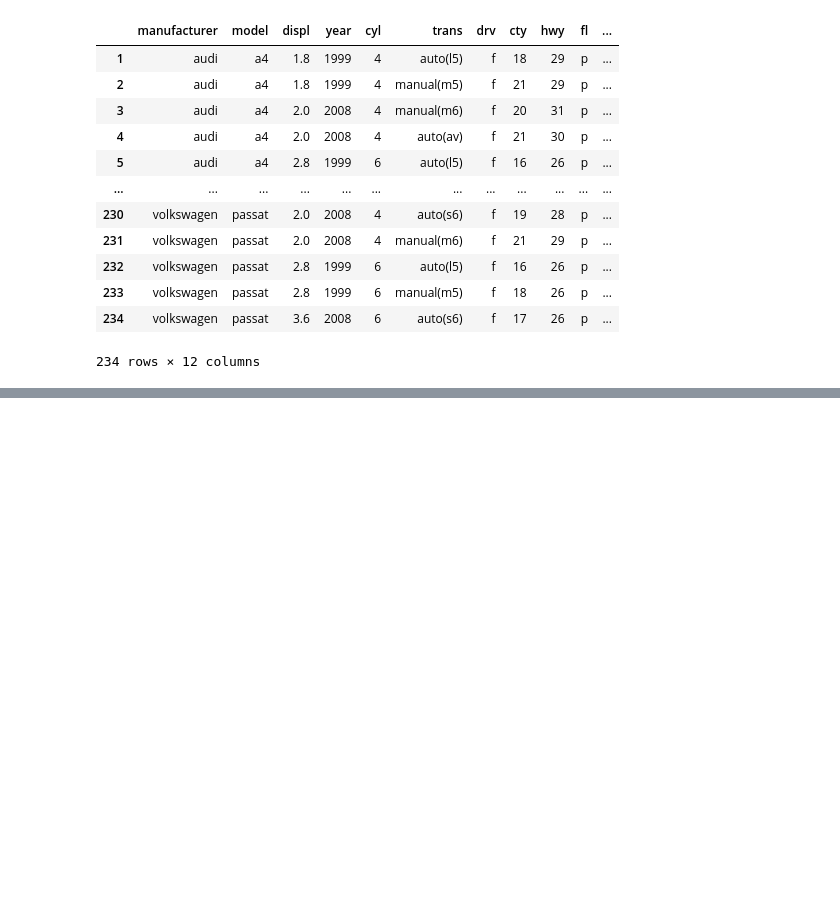
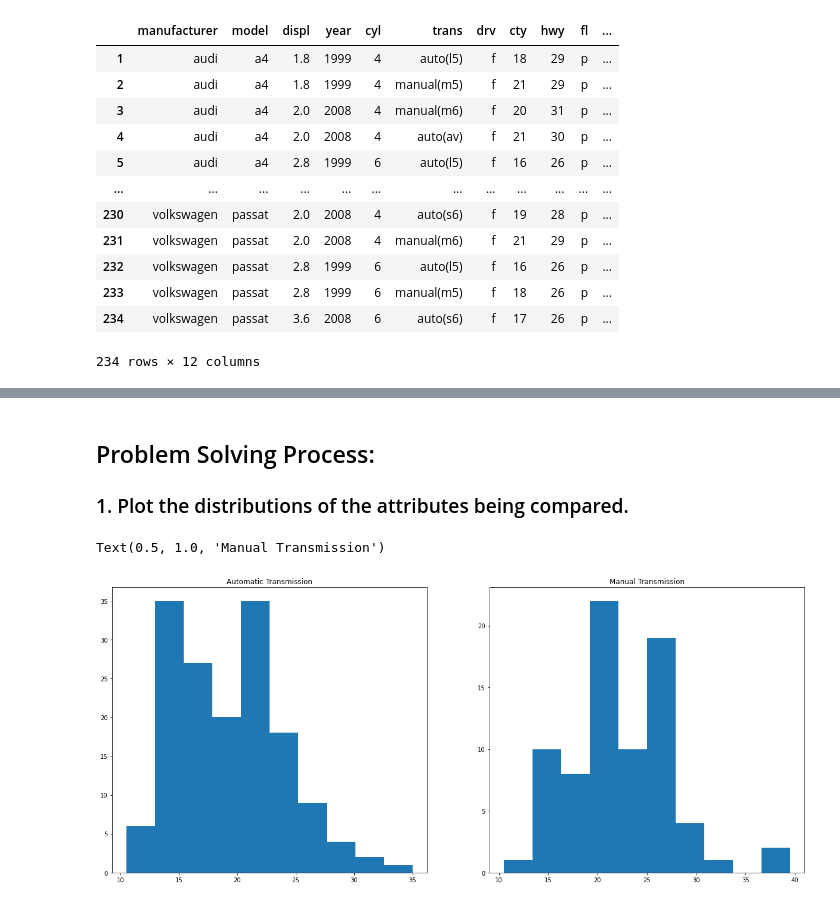
Before and after one commit to brentschriver/statistics-exercises, a Jupyter notebook: hypothesis-testing-revisited.ipynb, the cells around one changed output, grey strips where cells are left out. Drawn from its saved outputs; the diff is of its cells as text; code cells hidden in the pictures; blank space fills up the shorter version.

```diff
--- a/hypothesis-testing-revisited.ipynb
+++ b/hypothesis-testing-revisited.ipynb
@@ -261,3 +261,6 @@ mpg
 # %%
 # Create an array that holds values for the average fuel efficiency for automatic transmission cars.
 auto_fe = mpg[mpg['trans'].str.contains('auto')].fuel_efficiency
+
+# Create an array that holds values for the average fuel efficiency for manual transmission cars.
+manual_fe = mpg[mpg['trans'].str.contains('manual')].fuel_efficiency
@@ -263,0 +291,18 @@ auto_fe = mpg[mpg['trans'].str.contains('auto')].fuel_efficiency
+# %% [markdown]
+## Problem Solving Process:
+
+### 1. Plot the distributions of the attributes being compared.
+# %%
+# Set figure sizes.
+plt.figure(figsize = (20.8, 8.8))
+
+plt.subplot(121)
+plt.hist(auto_fe)
+plt.title('Automatic Transmission')
+
+plt.subplot(122)
+plt.hist(manual_fe)
+plt.title('Manual Transmission')
+# %% [output]
+Text(0.5, 1.0, 'Manual Transmission')
+[figure, added]
```
Also changed, not shown: parts of 14 cells of this notebook.
